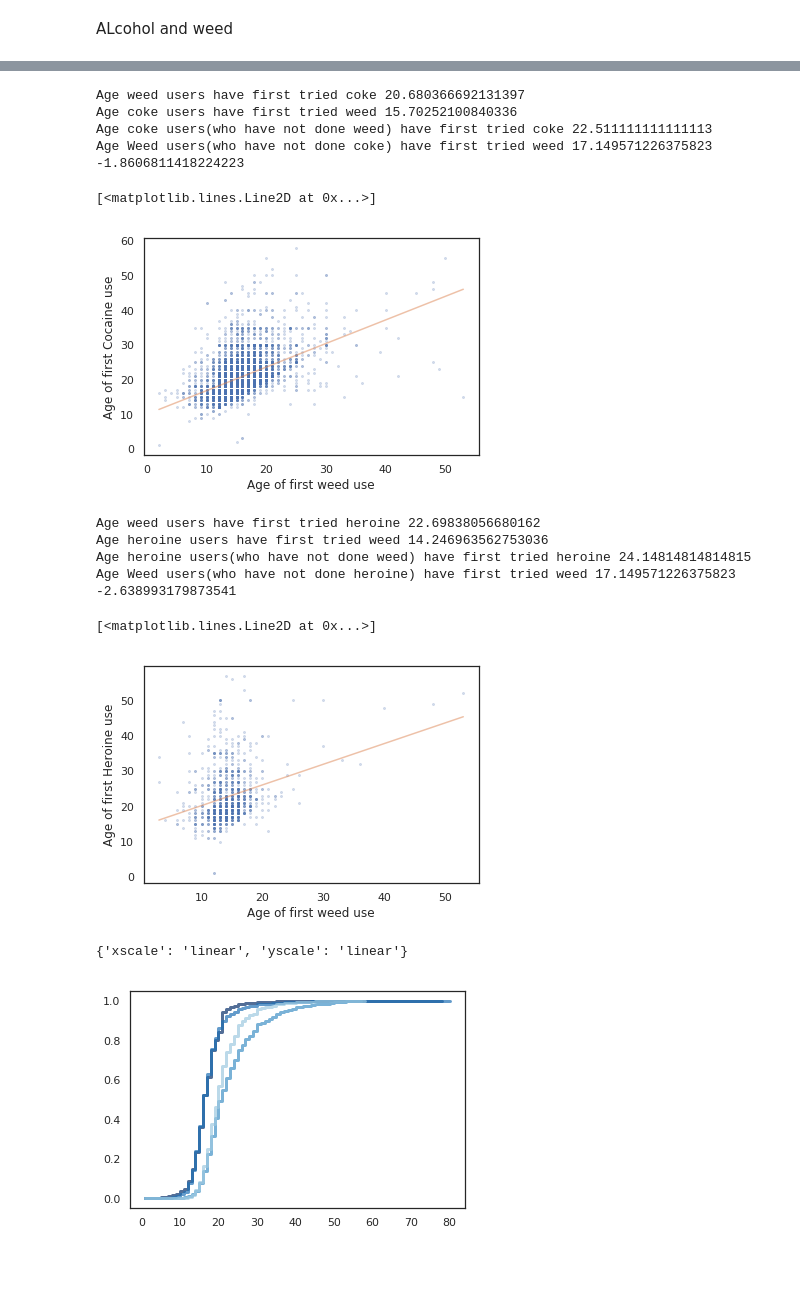
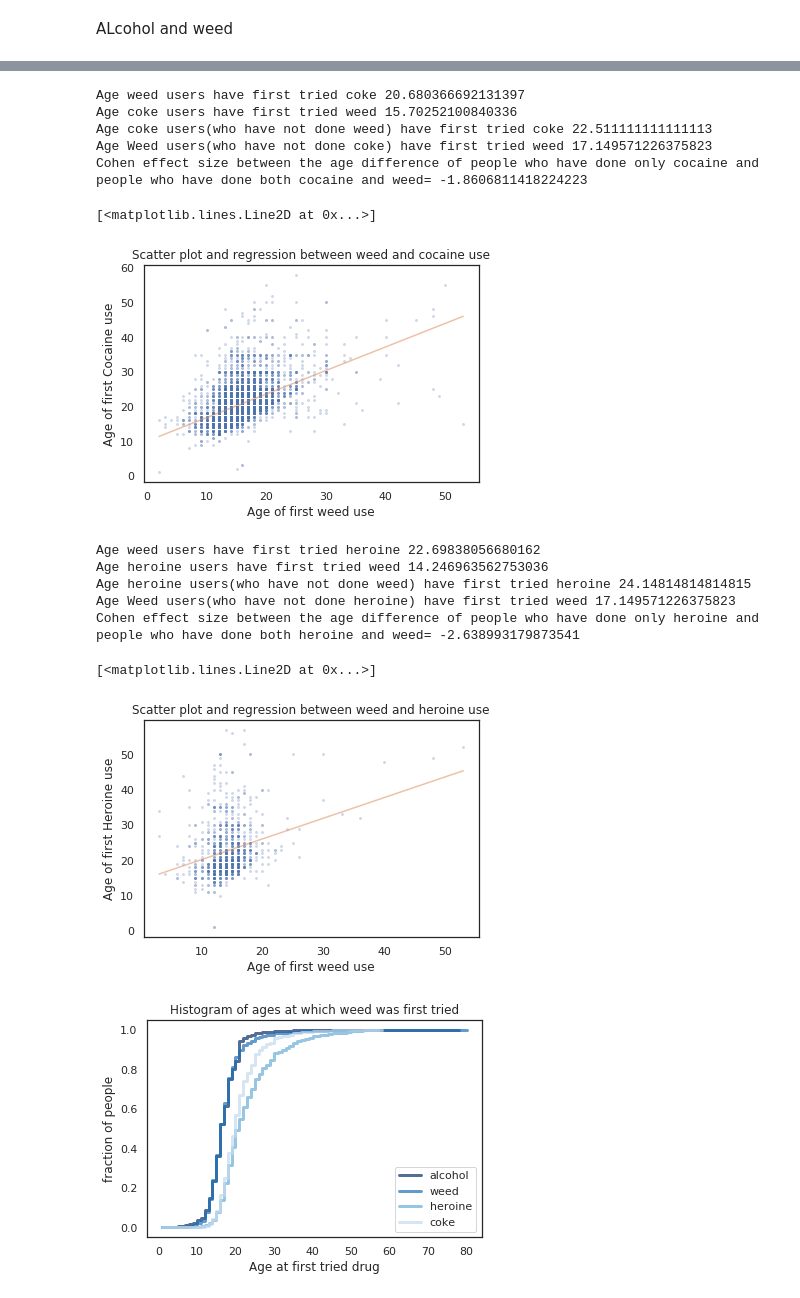
Before and after one commit to ssreekanth2000/project_1, a Jupyter notebook: Drug abuse project.ipynb, the cells around one changed output, grey strips where cells are left out. Drawn from its saved outputs; the diff is of its cells as text; code cells hidden in the pictures; blank space fills up the shorter version.

```diff
--- a/Drug abuse project.ipynb
+++ b/Drug abuse project.ipynb
@@ -211,14 +221,14 @@ print("Age weed users have first tried coke" , data_coc_weed_age.mean())
 print("Age coke users have first tried weed" , data_weed_coc_age.mean())
 print("Age coke users(who have not done weed) have first tried coke", data_coc_only_age.mean())
 print("Age Weed users(who have not done coke) have first tried weed" ,data_weed_only_age.mean())
-print(CohenEffectSize(data_weed_coc_age,data_coc_only_age))#Cohen effect size between people who have done only coc and those who
+print("Cohen effect size between the age difference of people who have done only cocaine and people who have done both cocaine and weed=",CohenEffectSize(data_weed_coc_age,data_coc_only_age))#Cohen effect size between people who have done only coc and those who
 #did both
 # %% [output]
 Age weed users have first tried coke 20.680366692131397
 Age coke users have first tried weed 15.70252100840336
 Age coke users(who have not done weed) have first tried coke 22.511111111111113
 Age Weed users(who have not done coke) have first tried weed 17.149571226375823
--1.8606811418224223
+Cohen effect size between the age difference of people who have done only cocaine and people who have done both cocaine and weed= -1.8606811418224223
 # %%
 import matplotlib.pyplot as plt
 
@@ -230,6 +240,7 @@ plt.ylabel('Age of first Cocaine use');
 
 from scipy.stats import linregress
 
+plt.title('Scatter plot and regression between weed and cocaine use')
 
 xs = data_weed_coc_age.dropna()
 ys = data_coc_weed_age.dropna()
@@ -241,7 +252,7 @@ fy = res.intercept + res.slope * fx
 plt.plot(fx, fy, '-', alpha=0.5)
 # %% [output]
 [<matplotlib.lines.Line2D at 0x...>]
-[figure, old version]
+[figure, new version]
 # %%
 data_her_weed_age=drug.HERAGE[(drug['MJEVER'] == 1) & (drug['HEREVER'] == 1)&(drug['MJAGE'] >= 0) & (drug['MJAGE'] <= 100)&(drug['HERAGE'] >= 0) & (drug['HERAGE'] <= 60)]
 data_weed_her_age=drug.MJAGE[(drug['HEREVER'] == 1)& (drug['MJEVER'] == 1)&(drug['MJAGE'] >= 0) & (drug['MJAGE'] <= 100)&(drug['HERAGE'] >= 0) & (drug['HERAGE'] <= 60)]
@@ -252,19 +263,20 @@ print("Age weed users have first tried heroine" , data_her_weed_age.mean())
 print("Age heroine users have first tried weed" , data_weed_her_age.mean())
 print("Age heroine users(who have not done weed) have first tried heroine", data_her_only_age.mean())
 print("Age Weed users(who have not done heroine) have first tried weed" ,data_weed_only_age.mean())
-print(CohenEffectSize(data_weed_her_age,data_her_only_age))#Cohen effect size between people who have done only heroine and those who
+print("Cohen effect size between the age difference of people who have done only heroine and people who have done both heroine and weed=",CohenEffectSize(data_weed_her_age,data_her_only_age))#Cohen effect size between people who have done only heroine and those who
 #did both
 # %% [output]
 Age weed users have first tried heroine 22.69838056680162
 Age heroine users have first tried weed 14.246963562753036
 Age heroine users(who have not done weed) have first tried heroine 24.14814814814815
 Age Weed users(who have not done heroine) have first tried weed 17.149571226375823
--2.638993179873541
+Cohen effect size between the age difference of people who have done only heroine and people who have done both heroine and weed= -2.638993179873541
 # %%
 import matplotlib.pyplot as plt
 
 
 plt.plot(data_weed_her_age, data_her_weed_age, 'o', markersize='2', alpha=0.2)
+plt.title('Scatter plot and regression between weed and heroine use')
 
 plt.xlabel('Age of first weed use')
 plt.ylabel('Age of first Heroine use');
@@ -279,23 +291,24 @@ fy = res.intercept + res.slope * fx
 plt.plot(fx, fy, '-', alpha=0.5)
 # %% [output]
 [<matplotlib.lines.Line2D at 0x...>]
-[figure, old version]
+[figure, new version]
 # %%
 data_alc_age=drug.ALCTRY[(drug['ALCEVER'] == 1)&(drug['ALCTRY'] >= 0) & (drug['ALCTRY'] <= 100)]
 data_weed_age=drug.MJAGE[(drug['MJEVER'] == 1)&(drug['MJAGE'] >= 0) & (drug['MJAGE'] <=100)]
 data_her_age=drug.HERAGE[(drug['HEREVER'] == 1)&(drug['HERAGE'] >= 0) & (drug['HERAGE'] <= 100)]
 data_coc_age=drug.COCAGE[(drug['COCEVER'] == 1)&(drug['COCAGE'] >= 0) & (drug['COCAGE'] <= 100)]
 # %%
+thinkplot.PrePlot(4)
 cdf_alc = Cdf(data_alc_age)
 cdf_weed = Cdf(data_weed_age)
 cdf_her = Cdf(data_her_age)
 cdf_coke = Cdf(data_coc_age)
 
-thinkplot.cdf(cdf_alc, label='alc')
+thinkplot.cdf(cdf_alc, label='alcohol')
 thinkplot.cdf(cdf_weed, label='weed')
-thinkplot.cdf(cdf_her, label='her')
-thinkplot.cdf(cdf_coke)
+thinkplot.cdf(cdf_her, label='heroine')
+thinkplot.cdf(cdf_coke, label='coke')
 #CDFs indicaging ages at which various drugs are tried.
+thinkplot.Config(xlabel='Age at first tried drug', ylabel='fraction of people', title='Histogram of ages at which weed was first tried')
 # %% [output]
-{'xscale': 'linear', 'yscale': 'linear'}
-[figure, old version]
+[figure, new version]
```
Also changed, not shown: parts of 24 cells of this notebook.
